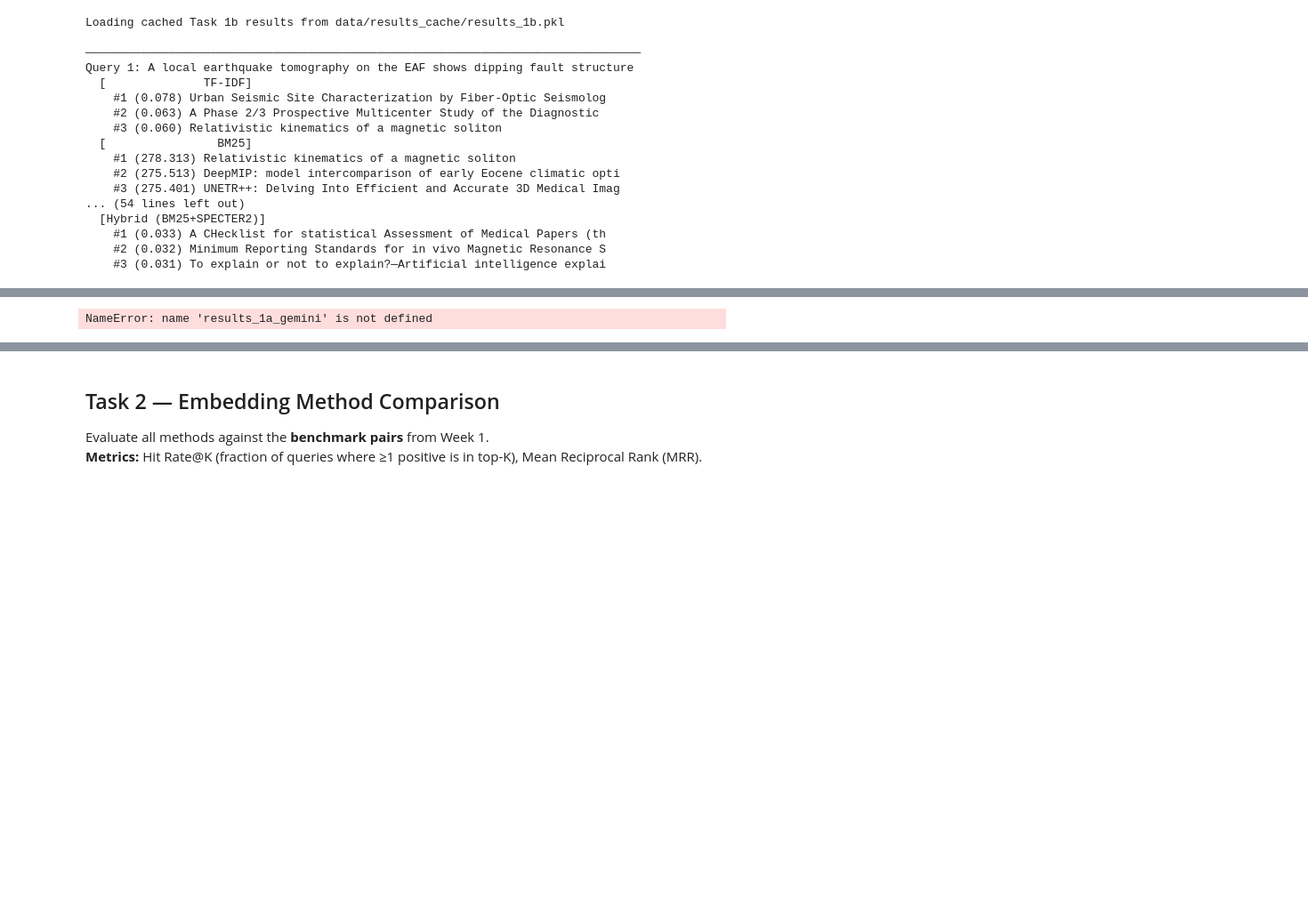
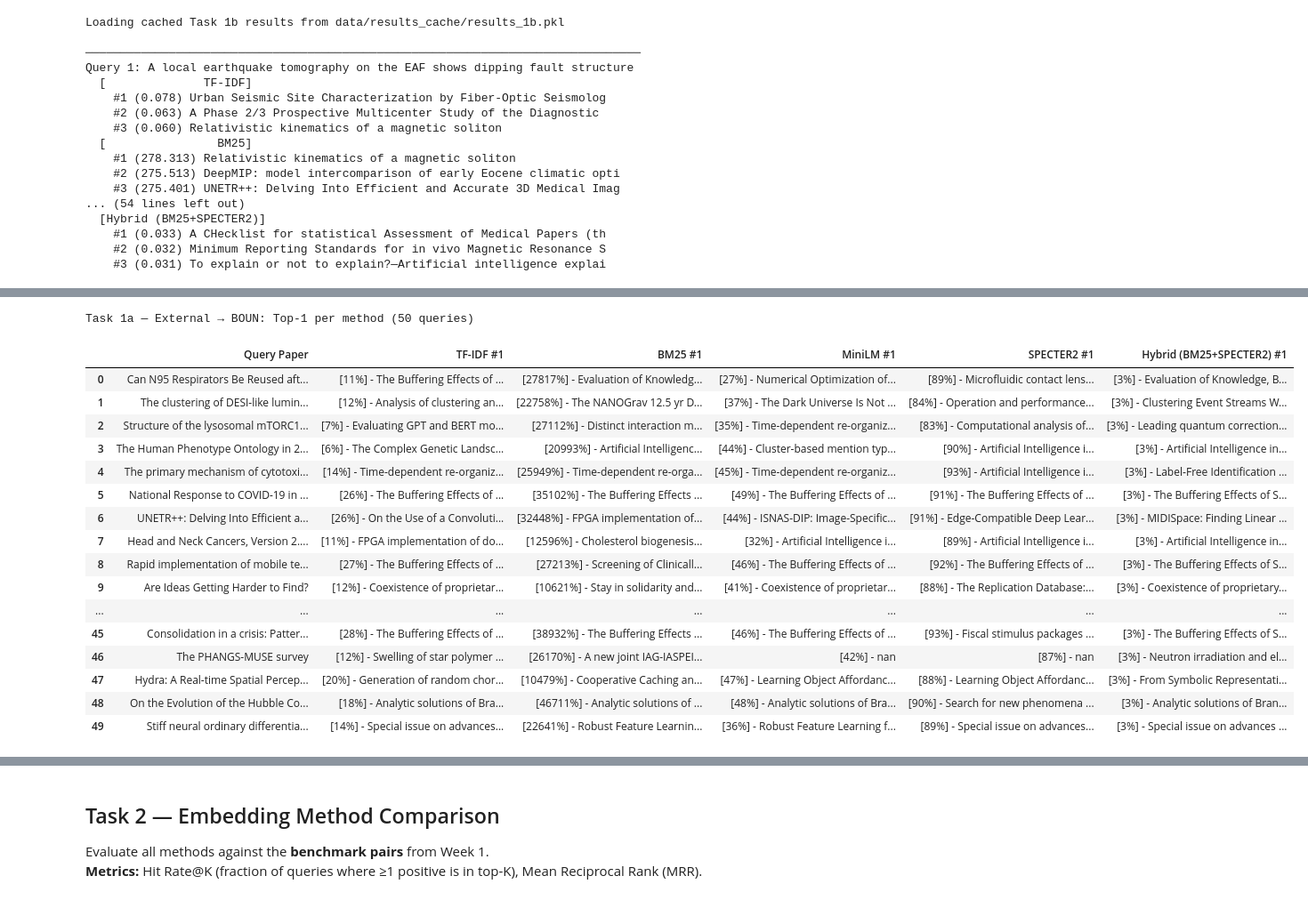
Before and after one commit to senaoz/SWE-599, a Jupyter notebook: similarity_evaluation.ipynb, the cells around one changed output, grey strips where cells are left out. Shown at 89% size. Drawn from its saved outputs; the diff is of its cells as text; code cells hidden in the pictures; blank space fills up the shorter version.

```diff
--- a/similarity_evaluation.ipynb
+++ b/similarity_evaluation.ipynb
@@ -183,11 +183,18 @@ from rank_bm25 import BM25Okapi
 def bm25_similarity(query_texts, corpus_texts):
     """Compute BM25 scores between query and corpus texts.
 
-    Returns: np.ndarray of shape (len(query_texts), len(corpus_texts))
+    Returns: np.ndarray of shape (len(query_texts), len(corpus_texts)),
+             scores normalized to [0, 1] via min-max per query.
     """
     tokenized_corpus = [doc.lower().split() for doc in corpus_texts]
     bm25 = BM25Okapi(tokenized_corpus)
     scores = np.array([bm25.get_scores(q.lower().split()) for q in query_texts])
+    # Normalize each query's scores to [0, 1] (raw BM25 scores are unbounded)
+    row_min = scores.min(axis=1, keepdims=True)
+    row_max = scores.max(axis=1, keepdims=True)
+    denom = row_max - row_min
+    denom[denom == 0] = 1  # avoid division by zero
+    scores = (scores - row_min) / denom
     return scores
 
 print("BM25 method ready.")
@@ -637,21 +577,35 @@ KeyboardInterrupt:
 # %%
 # --- Task 1a: Compact Top-1 comparison table ---
-ALL_METHODS = METHODS + ['gemini']
-all_results_1a = {**results_1a, 'gemini': results_1a_gemini}
-
 rows = []
 for i in range(len(sample_followed)):
     row = {'Query Paper': str(sample_followed.iloc[i]['title'])}
-    for method in ALL_METHODS:
-        idx, score = all_results_1a[method][i][0]
+    for method in METHODS:
+        idx, score = results_1a[method][i][0]
         title = str(boun_df.iloc[idx]['title'])
         pct = int(round(score * 100))
         row[f'{method_labels[method]} #1'] = f"[{pct}%] - {title}"
     rows.append(row)
 
 df_1a_top1 = pd.DataFrame(rows)
 pd.set_option('display.max_colwidth', 80)
 print(f"Task 1a — External → BOUN: Top-1 per method ({len(df_1a_top1)} queries)")
 df_1a_top1
 # %% [output]
-NameError: name 'results_1a_gemini' is not defined
+Task 1a — External → BOUN: Top-1 per method (50 queries)
+|  | Query Paper | TF-IDF #1 | BM25 #1 | MiniLM #1 | SPECTER2 #1 | Hybrid (BM25+SPECTER2) #1 |
+| 0 | Can N95 Respirators Be Reused aft... | [11%] - The Buffering Effects of ... | [27817%] - Evaluation of Knowledg... | [27%] - Numerical Optimization of... | [89%] - Microfluidic contact lens... | [3%] - Evaluation of Knowledge, B... |
+| 1 | The clustering of DESI-like lumin... | [12%] - Analysis of clustering an... | [22758%] - The NANOGrav 12.5 yr D... | [37%] - The Dark Universe Is Not ... | [84%] - Operation and performance... | [3%] - Clustering Event Streams W... |
+| 2 | Structure of the lysosomal mTORC1... | [7%] - Evaluating GPT and BERT mo... | [27112%] - Distinct interaction m... | [35%] - Time-dependent re-organiz... | [83%] - Computational analysis of... | [3%] - Leading quantum correction... |
+| 3 | The Human Phenotype Ontology in 2... | [6%] - The Complex Genetic Landsc... | [20993%] - Artificial Intelligenc... | [44%] - Cluster-based mention typ... | [90%] - Artificial Intelligence i... | [3%] - Artificial Intelligence in... |
+| 4 | The primary mechanism of cytotoxi... | [14%] - Time-dependent re-organiz... | [25949%] - Time-dependent re-orga... | [45%] - Time-dependent re-organiz... | [93%] - Artificial Intelligence i... | [3%] - Label‐Free Identification ... |
+| 5 | National Response to COVID-19 in ... | [26%] - The Buffering Effects of ... | [35102%] - The Buffering Effects ... | [49%] - The Buffering Effects of ... | [91%] - The Buffering Effects of ... | [3%] - The Buffering Effects of S... |
+| 6 | UNETR++: Delving Into Efficient a... | [26%] - On the Use of a Convoluti... | [32448%] - FPGA implementation of... | [44%] - ISNAS-DIP: Image-Specific... | [91%] - Edge-Compatible Deep Lear... | [3%] - MIDISpace: Finding Linear ... |
+| 7 | Head and Neck Cancers, Version 2.... | [11%] - FPGA implementation of do... | [12596%] - Cholesterol biogenesis... | [32%] - Artificial Intelligence i... | [89%] - Artificial Intelligence i... | [3%] - Artificial Intelligence in... |
+| 8 | Rapid implementation of mobile te... | [27%] - The Buffering Effects of ... | [27213%] - Screening of Clinicall... | [46%] - The Buffering Effects of ... | [92%] - The Buffering Effects of ... | [3%] - The Buffering Effects of S... |
+| 9 | Are Ideas Getting Harder to Find? | [12%] - Coexistence of proprietar... | [10621%] - Stay in solidarity and... | [41%] - Coexistence of proprietar... | [88%] - The Replication Database:... | [3%] - Coexistence of proprietary... |
+| ... | ... | ... | ... | ... | ... | ... |
+| 45 | Consolidation in a crisis: Patter... | [28%] - The Buffering Effects of ... | [38932%] - The Buffering Effects ... | [46%] - The Buffering Effects of ... | [93%] - Fiscal stimulus packages ... | [3%] - The Buffering Effects of S... |
+| 46 | The PHANGS-MUSE survey | [12%] - Swelling of star polymer ... | [26170%] - A new joint IAG-IASPEI... | [42%] - nan | [87%] - nan | [3%] - Neutron irradiation and el... |
+| 47 | Hydra: A Real-time Spatial Percep... | [20%] - Generation of random chor... | [10479%] - Cooperative Caching an... | [47%] - Learning Object Affordanc... | [88%] - Learning Object Affordanc... | [3%] - From Symbolic Representati... |
+| 48 | On the Evolution of the Hubble Co... | [18%] - Analytic solutions of Bra... | [46711%] - Analytic solutions of ... | [48%] - Analytic solutions of Bra... | [90%] - Search for new phenomena ... | [3%] - Analytic solutions of Bran... |
+| 49 | Stiff neural ordinary differentia... | [14%] - Special issue on advances... | [22641%] - Robust Feature Learnin... | [36%] - Robust Feature Learning f... | [89%] - Special issue on advances... | [3%] - Special issue on advances ... |
```
Also changed, not shown: parts of 6 cells of this notebook, 1 other file.
